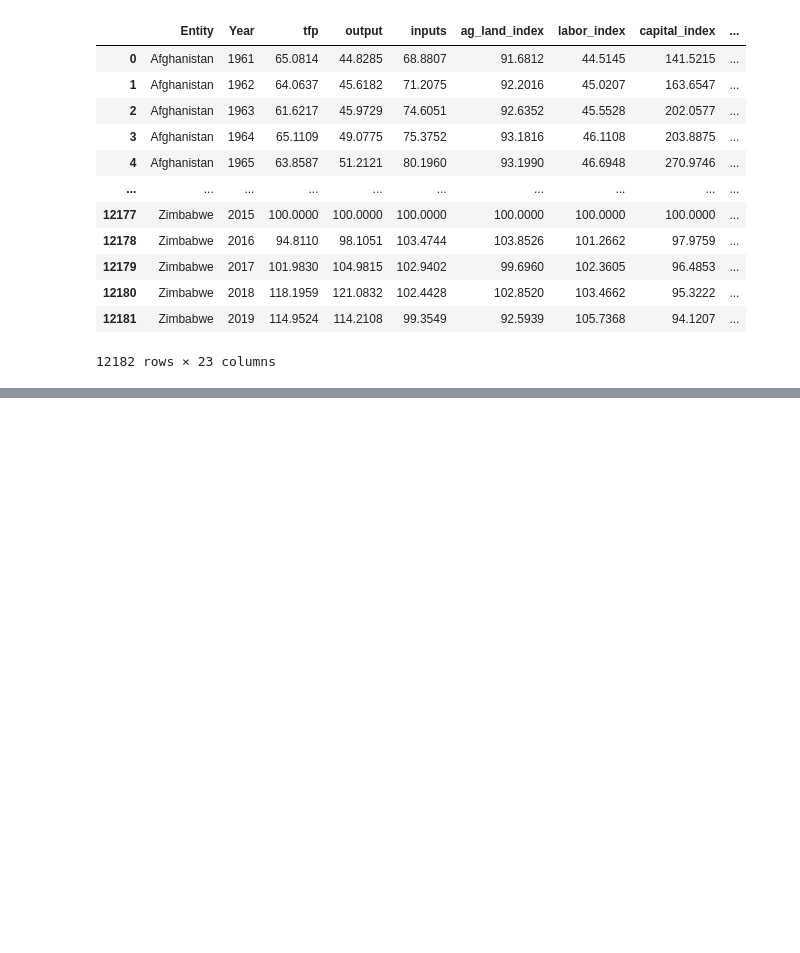
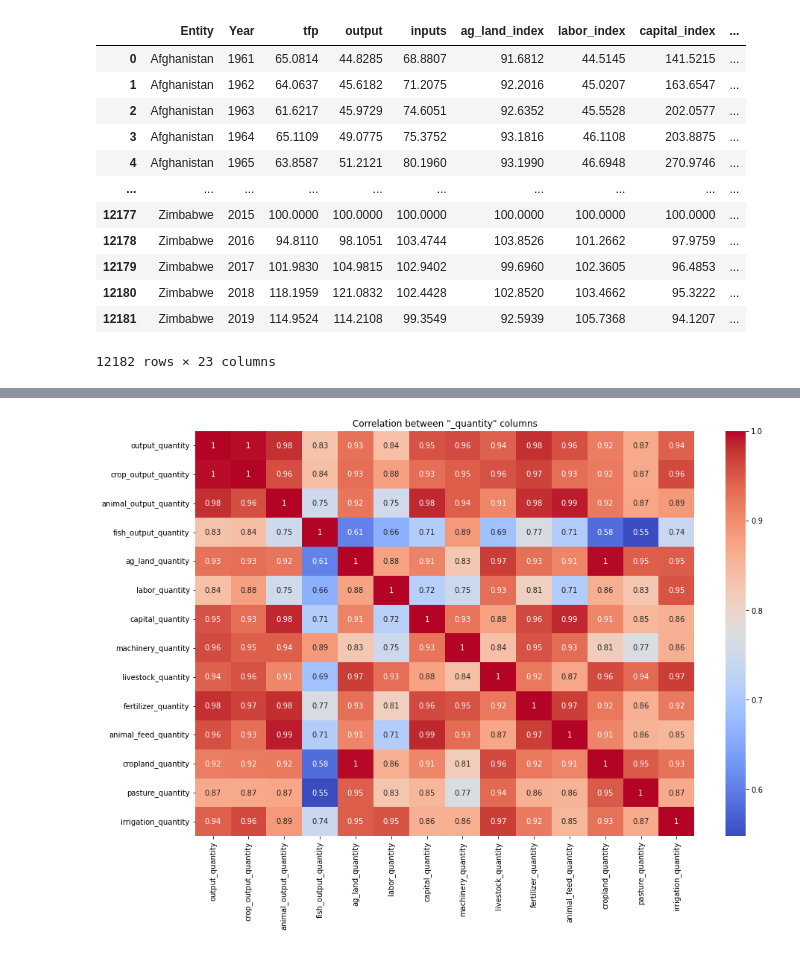
Before and after one commit to mfish00/Advanced-Programming-for-Data-Science-Project, a Jupyter notebook: Method_1_2.ipynb, the cells around one changed output, grey strips where cells are left out. Cells and saved outputs as stored; diff of their text form; code cells hidden in the pictures; blank space fills up the shorter version.

```diff
--- a/Method_1_2.ipynb
+++ b/Method_1_2.ipynb
@@ -39,0 +56,10 @@ countries_list=df['Entity'].unique().tolist()
+# %%
+selected_columns = df.filter(like='_quantity')
+# %%
+corr = selected_columns.corr()
+fig, ax = plt.subplots(figsize=(15, 10))
+sns.heatmap(corr, annot=True, cmap='coolwarm')
+plt.title('Correlation between "_quantity" columns')
+plt.show()
+# %% [output]
+[figure, added]
```
Also changed, not shown: parts of 5 cells of this notebook.
